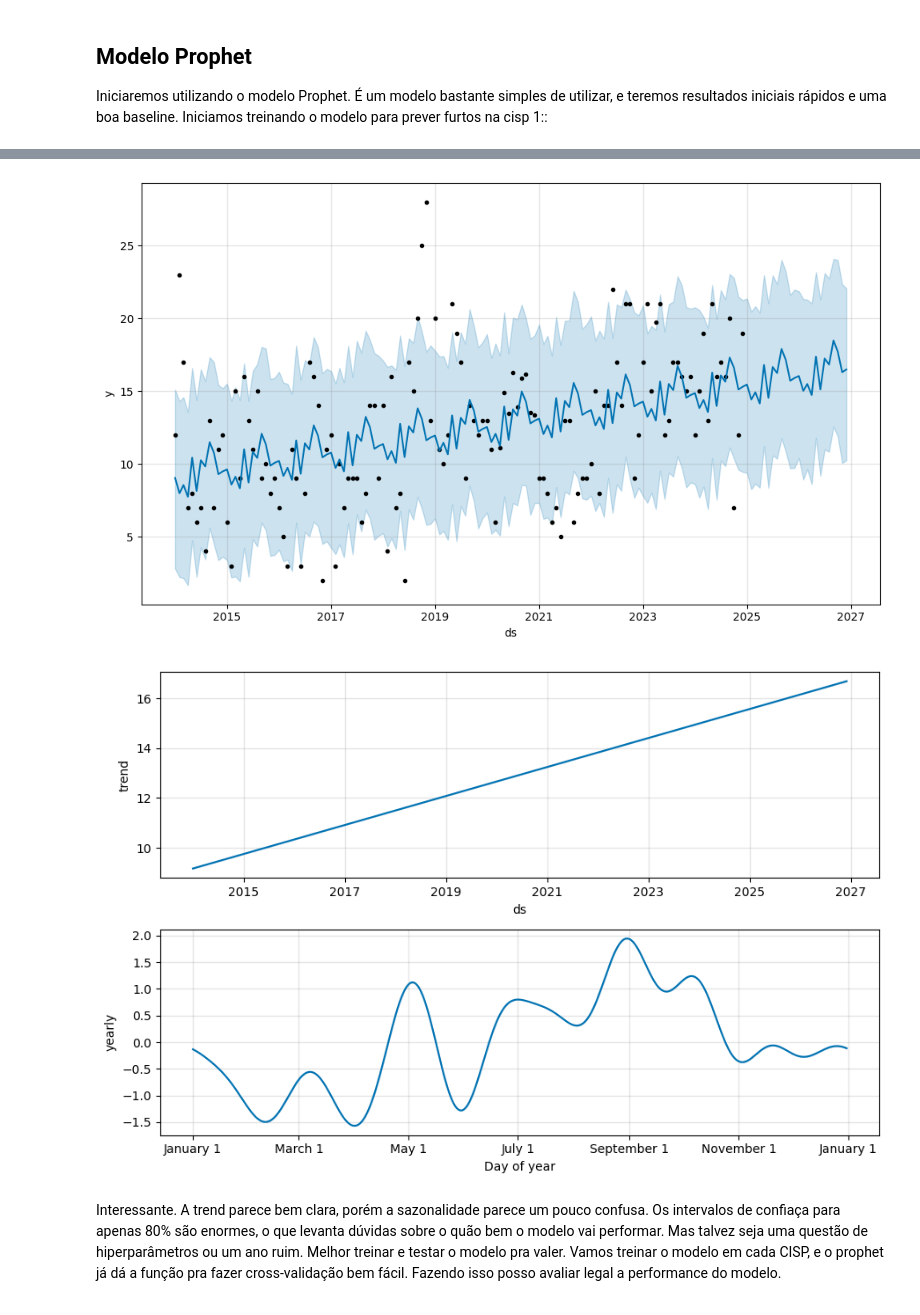
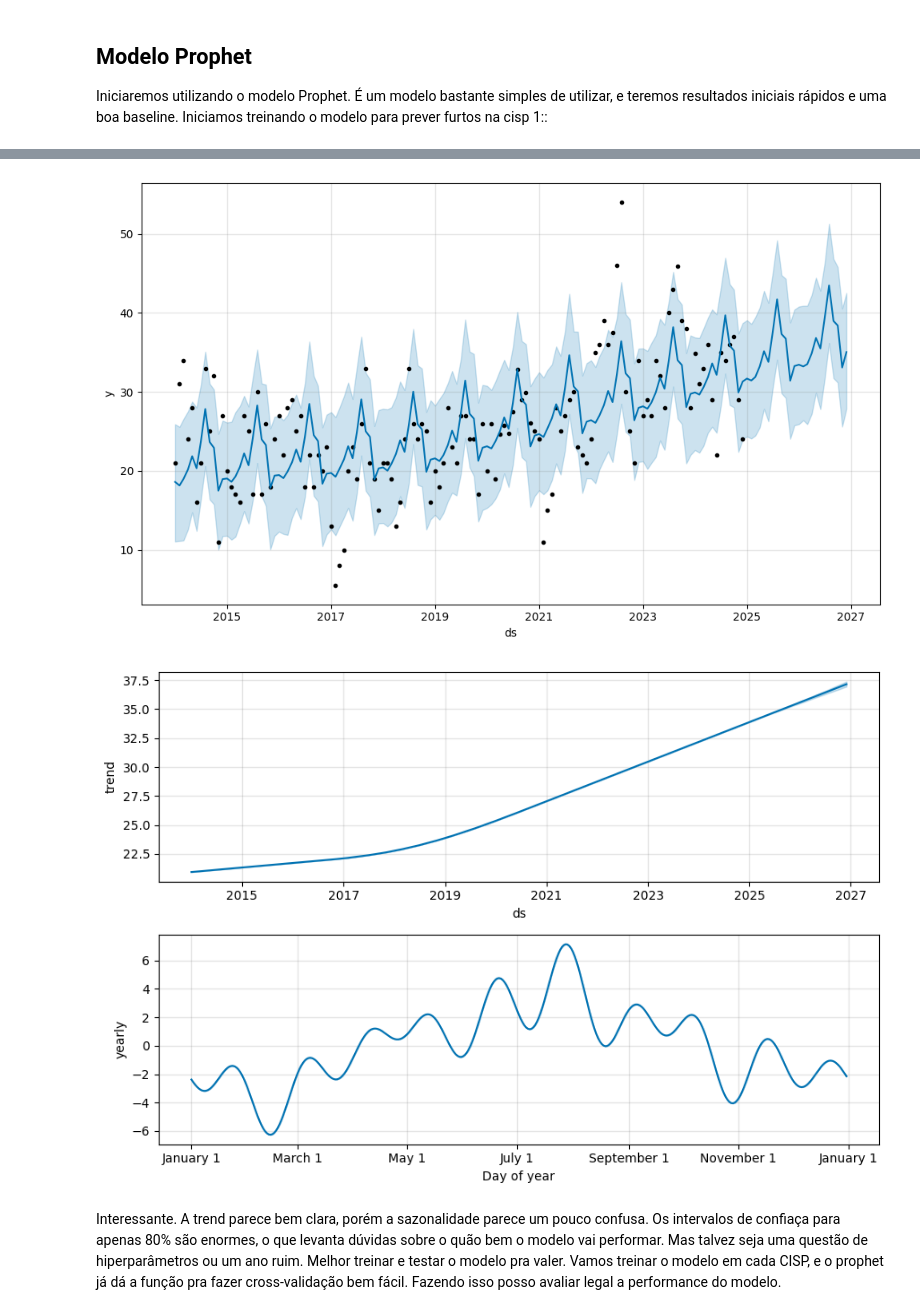
Before and after one commit to E-rhari/UFRJ-Analytica-PS-2026.1-Grupo-U, a Jupyter notebook: notebooks/modelo_previsao.ipynb, the cells around one changed output, grey strips where cells are left out. Saved outputs shown, nothing was run; the diff lists cells and outputs as text; code cells hidden in the pictures.

```diff
--- a/notebooks/modelo_previsao.ipynb
+++ b/notebooks/modelo_previsao.ipynb
@@ -62,7 +117,7 @@ Nossa baseline para comparar os modelos será
 
 Iniciaremos utilizando o modelo Prophet. É um modelo bastante simples de utilizar, e teremos resultados iniciais rápidos e uma boa baseline. Iniciamos treinando o modelo para prever furtos na cisp 1::
 # %%
-df_pro = df[ np.logical_and(df["cisp"] == 1, df["ano"]<=2024) ][['mes_ano', 'furto_coletivo']]
+df_pro = df[ np.logical_and(df["cisp"] == 21, df["ano"]<=2024) ][['mes_ano', 'furto_coletivo']]
 df_pro.columns = ['ds', 'y']
 model = Prophet(yearly_seasonality=True, interval_width=0.8)
 model.fit(df_pro)
@@ -76,5 +131,5 @@ fig2 = model.plot_components(forecast)
-[figure, old version]
+[figure, new version]
-[figure, old version]
+[figure, new version]
 # %% [markdown]
 Interessante. A trend parece bem clara, porém a sazonalidade parece um pouco confusa. Os intervalos de confiaça para apenas 80% são enormes, o que levanta dúvidas sobre o quão bem o modelo vai performar. Mas talvez seja uma questão de hiperparâmetros ou um ano ruim. Melhor treinar e testar o modelo pra valer. Vamos treinar o modelo em cada CISP, e o prophet já dá a função pra fazer cross-validação bem fácil. Fazendo isso posso avaliar legal a performance do modelo.
 # %%
```
Also changed, not shown: parts of 40 cells of this notebook, 1 other file.
